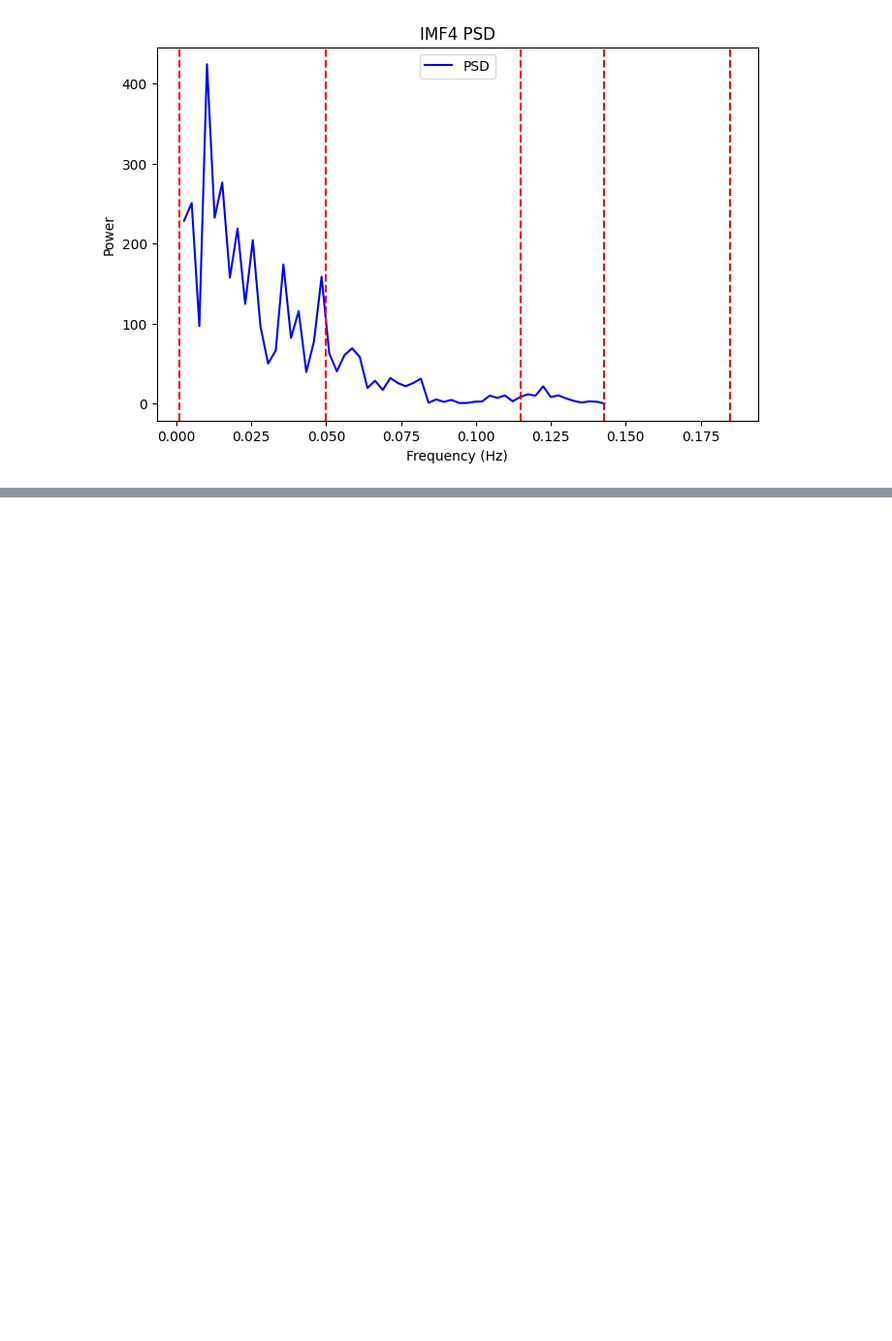
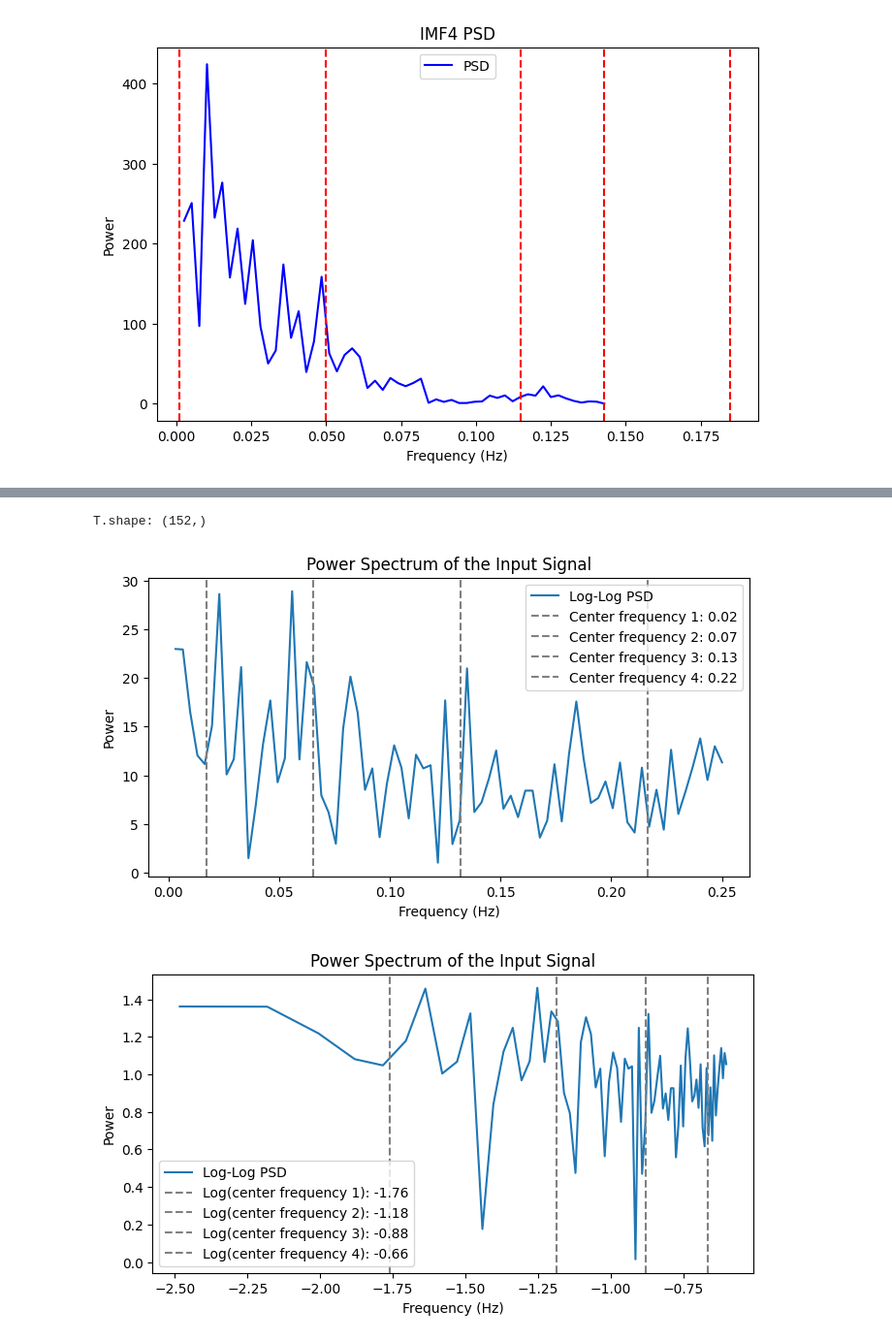
Before and after one commit to youngchan-ryu/ENIGMA_OCD_MBBN, a Jupyter notebook: ENIGMA-OCD results/QC/Four_channel_band_division.ipynb, the cells around one changed output, grey strips where cells are left out. Shown at 97% size. Cells and saved outputs as stored; diff of their text form; code cells hidden in the pictures; blank space fills up the shorter version.

```diff
--- a/ENIGMA-OCD results/QC/Four_channel_band_division.ipynb
+++ b/ENIGMA-OCD results/QC/Four_channel_band_division.ipynb
@@ -225,0 +439,32 @@ Nyquist frequency: 0.14285714285714285
+# %%
+T = TimeSeries(f, sampling_interval=TR)
+print(f"T.shape: {T.shape}")
+S_original = SpectralAnalyzer(T)
+
+# Lorentzian function fitting
+xdata = np.array(S_original.spectrum_fourier[0][1:])
+ydata = np.abs(S_original.spectrum_fourier[1][1:])
+
+plt.figure(figsize=(8, 4))
+plt.plot(xdata, ydata, label="Log-Log PSD")  # Convert to Hz
+for k in range(K):
+    plt.axvline(x=omega[-1, k] / TR, color='gray', linestyle='--', label=f'Center frequency {k+1}: {np.round(omega[-1, k] / TR, 2)}')
+plt.xlabel("Frequency (Hz)")
+plt.ylabel("Power")
+plt.title("Power Spectrum of the Input Signal")
+plt.legend()
+plt.show()
+
+plt.figure(figsize=(8, 4))
+plt.plot(np.log10(xdata), np.log10(ydata), label="Log-Log PSD")  # Convert to Hz
+for k in range(K):
+    plt.axvline(x=np.log10(omega[-1, k] / TR), color='gray', linestyle='--', label=f'Log(center frequency {k+1}): {round(np.log10(omega[-1, k] / TR), 2)}')
+plt.xlabel("Frequency (Hz)")
+plt.ylabel("Power")
+plt.title("Power Spectrum of the Input Signal")
+plt.legend()
+plt.show()
+# %% [output]
+T.shape: (152,)
+[figure, added]
+[figure, added]
```
Also changed, not shown: parts of 30 cells of this notebook, 43 other files.
